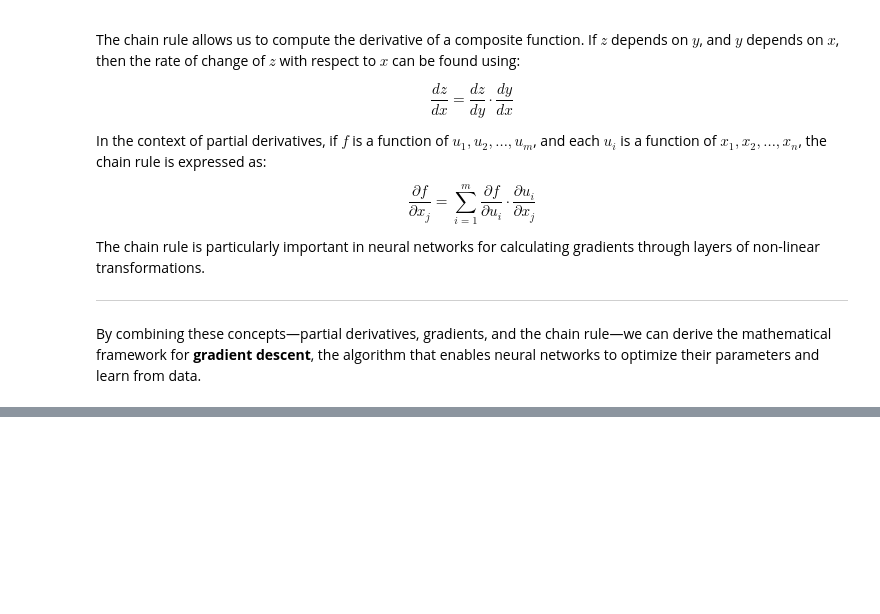
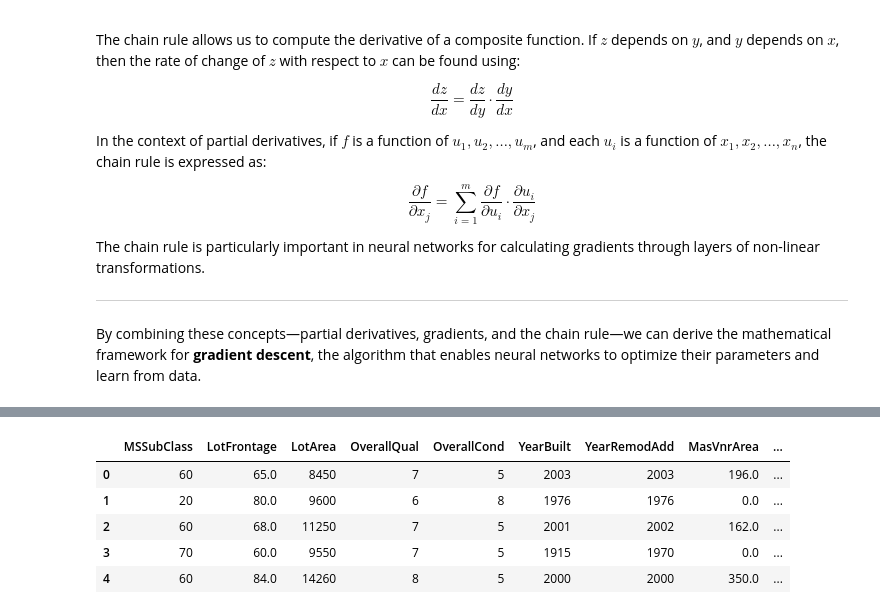
Before and after one commit to manu-2213/QMUL_MLSociety, a Jupyter notebook: Lectures/Lecture5/Lecture5.ipynb, the cells around one changed output, grey strips where cells are left out. Cells and saved outputs as stored; diff of their text form; code cells hidden in the pictures; blank space fills up the shorter version.

```diff
--- a/Lectures/Lecture5/Lecture5.ipynb
+++ b/Lectures/Lecture5/Lecture5.ipynb
@@ -248,0 +439,39 @@ By combining these concepts—partial derivatives, gradients, and the chain rule
+# %%
+data = data.drop('Id', axis=1)
+# %%
+def onehot_encode(data, column, prefix=None):
+    """
+    One-hot encodes a specified column in the dataset.
+
+    Parameters:
+        data (pd.DataFrame): The input dataframe.
+        column (str): The name of the column to encode.
+        prefix (str, optional): The prefix for one-hot encoded column names. Defaults to the column name.
+
+    Returns:
+        pd.DataFrame: A dataframe with the specified column one-hot encoded.
+    """
+    data = data.copy()
+    if prefix is None:
+        prefix = column
+    dummies = pd.get_dummies(data[column], prefix=prefix)
+    data = pd.concat([data, dummies], axis=1)
+    data = data.drop(column, axis=1)
+    return data
+# %%
+# Identify non-numeric columns
+non_numeric_cols = data.select_dtypes(include=['object']).columns
+
+# Apply one-hot encoding to all non-numeric columns
+for col in non_numeric_cols:
+    data = onehot_encode(data, col, None)
+
+# Display the updated datasetdata.head())
+data.head()
+# %% [output]
+|  | MSSubClass | LotFrontage | LotArea | OverallQual | OverallCond | YearBuilt | YearRemodAdd | MasVnrArea | ... |
+| 0 | 60 | 65.0 | 8450 | 7 | 5 | 2003 | 2003 | 196.0 | ... |
+| 1 | 20 | 80.0 | 9600 | 6 | 8 | 1976 | 1976 | 0.0 | ... |
+| 2 | 60 | 68.0 | 11250 | 7 | 5 | 2001 | 2002 | 162.0 | ... |
+| 3 | 70 | 60.0 | 9550 | 7 | 5 | 1915 | 1970 | 0.0 | ... |
+| 4 | 60 | 84.0 | 14260 | 8 | 5 | 2000 | 2000 | 350.0 | ... |
```
Also changed, not shown: parts of 35 cells of this notebook, 7 other files.
